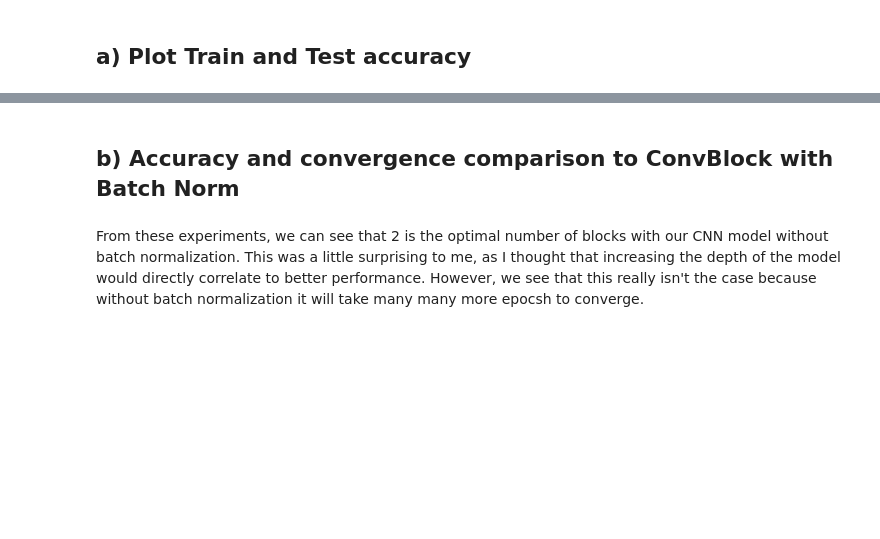
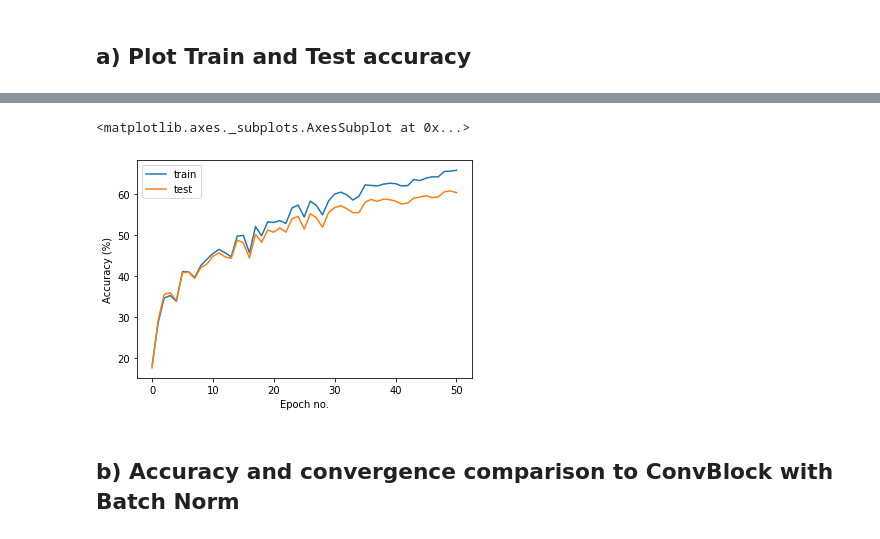
Before and after one commit to ezhang7423/ece180, a Jupyter notebook: hw7/main.ipynb, the cells around one changed output, grey strips where cells are left out. Drawn from its saved outputs; the diff is of its cells as text; code cells hidden in the pictures; blank space fills up the shorter version.

```diff
--- a/hw7/main.ipynb
+++ b/hw7/main.ipynb
@@ -217,0 +224,7 @@ Epoch: 50 Loss: 2.302631378173828. Train Accuracy: 10.0, Test Accuracy: 10.0
+# %%
+# Just for fun, as a straight comparison to last week
+EPOCHS = 51
+resdiual_network = CNNModel().to(DEVICE)
+resdiual_network_history = train(resdiual_network)
+resdiual_network_history.plot(y=['train', 'test'], use_index=True, xlabel='Epoch no.', ylabel='Accuracy (%)')
+# %% [output]
@@ -218,4 +248,4 @@ Epoch: 50 Loss: 2.302631378173828. Train Accuracy: 10.0, Test Accuracy: 10.0
+<matplotlib.axes._subplots.AxesSubplot at 0x...>
+[figure, added]
 # %% [markdown]
 ## b) Accuracy and convergence comparison to ConvBlock with Batch Norm
-# %% [markdown]
-From these experiments, we can see that 2 is the optimal number of blocks with our CNN model without batch normalization. This was a little surprising to me, as I thought that increasing the depth of the model would directly correlate to better performance. However, we see that this really isn't the case because without batch normalization it will take many many more epocsh to converge.
```
Also changed, not shown: parts of 6 cells of this notebook, 3 other files.
